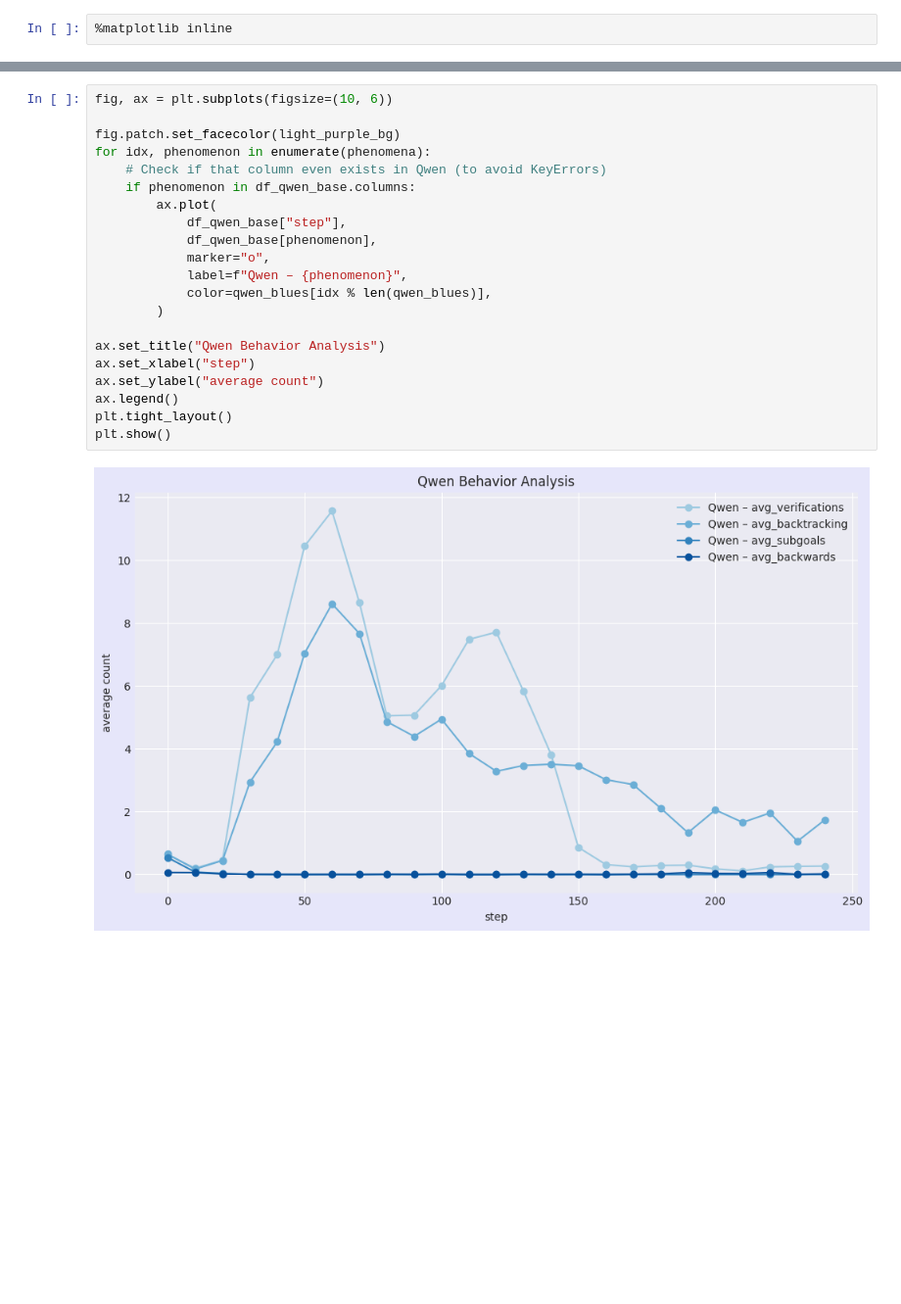
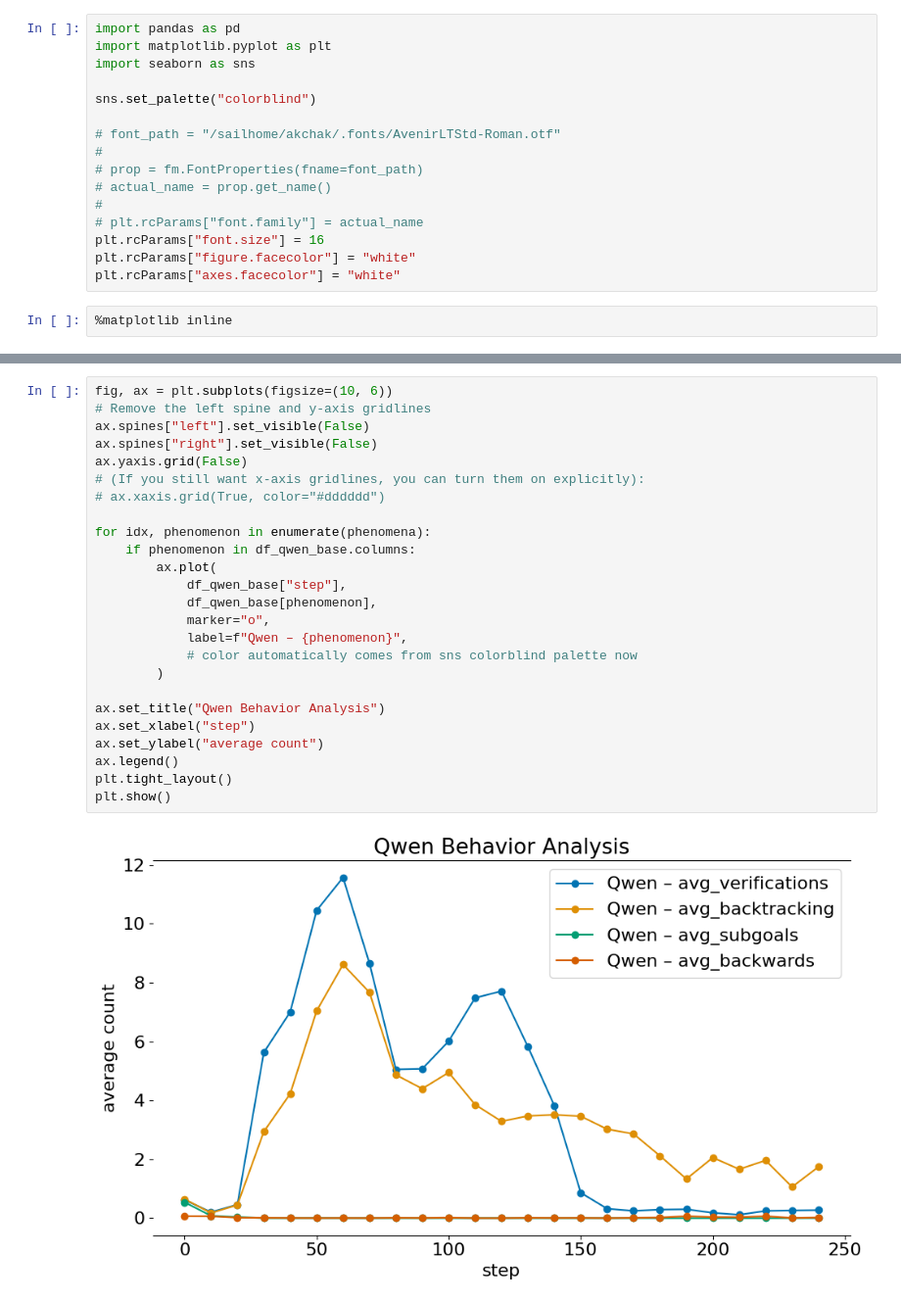
Before and after one commit to kanishkg/TinyZero, a Jupyter notebook: viz/create_visualizations.ipynb, the cells around one changed output, grey strips where cells are left out. Shown: that part at 98% size. Drawn from its saved outputs; the diff is of its cells as text; blank space fills up the shorter version.

```diff
--- a/viz/create_visualizations.ipynb
+++ b/viz/create_visualizations.ipynb
@@ -4,2 +1,18 @@ import matplotlib.pyplot as plt
+# %%
+import pandas as pd
+import matplotlib.pyplot as plt
+import seaborn as sns
+
+sns.set_palette("colorblind")
+
+# font_path = "/sailhome/akchak/.fonts/AvenirLTStd-Roman.otf"
+#
+# prop = fm.FontProperties(fname=font_path)
+# actual_name = prop.get_name()
+#
+# plt.rcParams["font.family"] = actual_name
+plt.rcParams["font.size"] = 16
+plt.rcParams["figure.facecolor"] = "white"
+plt.rcParams["axes.facecolor"] = "white"
 # %%
 %matplotlib inline
@@ -30,23 +30,27 @@ llama_purples = ["#bcbddc", "#9e9ac8", "#756bb1", "#54278f"]
 # %%
 fig, ax = plt.subplots(figsize=(10, 6))
+# Remove the left spine and y-axis gridlines
+ax.spines["left"].set_visible(False)
+ax.spines["right"].set_visible(False)
+ax.yaxis.grid(False)
+# (If you still want x-axis gridlines, you can turn them on explicitly):
+# ax.xaxis.grid(True, color="#dddddd")
 
-fig.patch.set_facecolor(light_purple_bg)
 for idx, phenomenon in enumerate(phenomena):
-    # Check if that column even exists in Qwen (to avoid KeyErrors)
     if phenomenon in df_qwen_base.columns:
         ax.plot(
             df_qwen_base["step"],
             df_qwen_base[phenomenon],
             marker="o",
             label=f"Qwen – {phenomenon}",
-            color=qwen_blues[idx % len(qwen_blues)],
+            # color automatically comes from sns colorblind palette now
         )
 
 ax.set_title("Qwen Behavior Analysis")
 ax.set_xlabel("step")
 ax.set_ylabel("average count")
 ax.legend()
 plt.tight_layout()
 plt.show()
 # %% [output]
-[figure, old version]
+[figure, new version]
```
Also changed, not shown: parts of 13 cells of this notebook.
